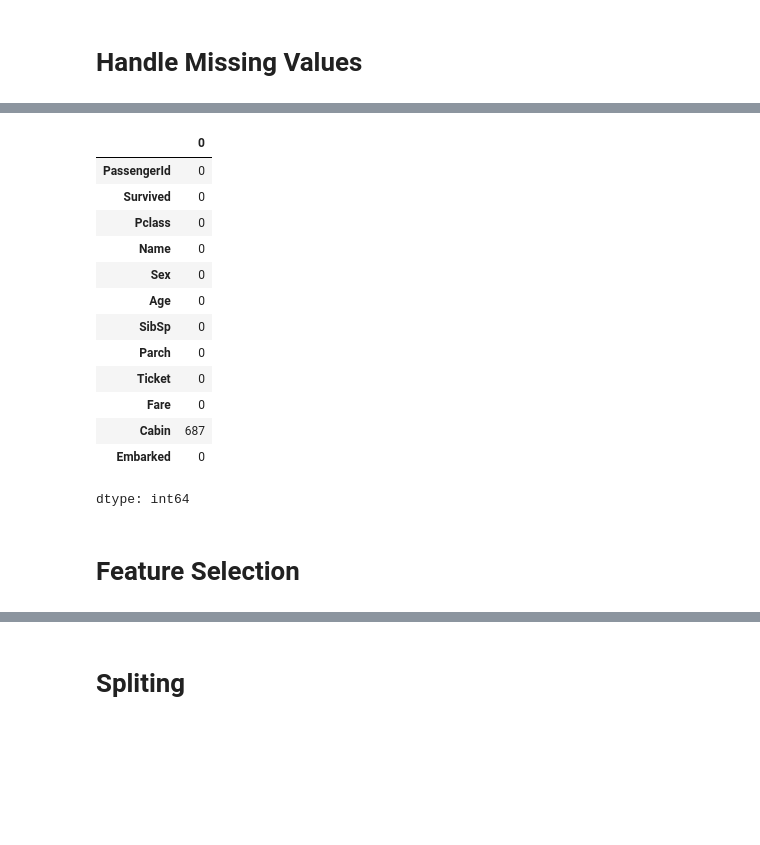
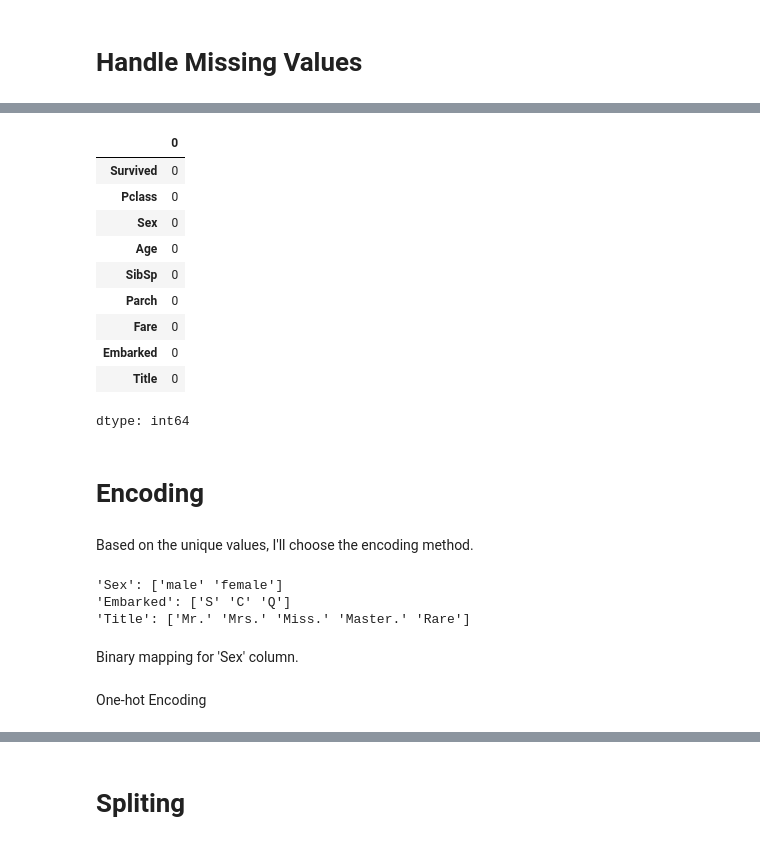
Before and after one commit to Ahmad-Tharwat07/Data-Mining-College-Project, a Jupyter notebook: ClassificationModels/Model1/Classification_model_1.ipynb, the cells around one changed output, grey strips where cells are left out. Drawn from its saved outputs; the diff is of its cells as text; code cells hidden in the pictures; blank space fills up the shorter version.

```diff
--- a/ClassificationModels/Model1/Classification_model_1.ipynb
+++ b/ClassificationModels/Model1/Classification_model_1.ipynb
@@ -47,0 +55,5 @@ dtype: int64
+# %%
+df = data.copy()
+# %%
+df['Title'] = df['Name'].str.extract(r' ([A-Za-z]+\.)', expand=False)
+df['Title'].unique()
@@ -47,0 +64,6 @@ dtype: int64
+# %%
+df['Title'] = df['Title'].replace(['Sir.'], 'Mr.')
+df['Title'] = df['Title'].replace(['Mme.', 'Lady.', 'Countess.'], 'Mrs.')
+df['Title'] = df['Title'].replace(['Ms.', 'Mlle.'], 'Miss.')
+df['Title'] = df['Title'].replace(['Dr.', 'Rev.', 'Major.', 'Col.', 'Capt.', 'Jonkheer.', 'Don.'], 'Rare')
+df['Title'].unique()
@@ -47,0 +72,2 @@ dtype: int64
+# %%
+df.drop(['PassengerId', 'Cabin', 'Name', 'Ticket'] , axis=1, inplace=True) # Malo4 lazma + most of it is null
@@ -50,27 +99,19 @@ dtype: int64
 # %%
-df_processed = df_titanic.copy()
-
-imputer_age = SimpleImputer(strategy='median') # cus mean is sensitive to outliers.
-df_processed[['Age']] = imputer_age.fit_transform(df_processed[['Age']])
+df['Age'] = df['Age'].fillna(df.groupby('Title')['Age'].transform('median')) # cus mean is sensitive to outliers.
 
 imputer_embarked = SimpleImputer(strategy='most_frequent')
-df_processed[['Embarked']] = imputer_embarked.fit_transform(df_processed[['Embarked']])
+df[['Embarked']] = imputer_embarked.fit_transform(df[['Embarked']])
 
-df_processed.isnull().sum()
+df.isnull().sum()
 # %% [output]
 |  | 0 |
-| PassengerId | 0 |
 | Survived | 0 |
 | Pclass | 0 |
-| Name | 0 |
 | Sex | 0 |
 | Age | 0 |
 | SibSp | 0 |
 | Parch | 0 |
-| Ticket | 0 |
 | Fare | 0 |
-| Cabin | 687 |
 | Embarked | 0 |
+| Title | 0 |
 dtype: int64
-# %% [markdown]
-# Feature Selection
@@ -79,0 +118,13 @@ features = ['Pclass', 'Sex', 'Age', 'SibSp', 'Parch', 'Fare', 'Embarked'] # Sele
+# %% [markdown]
+# Encoding
+# %% [markdown]
+Based on the unique values, I'll choose the encoding method.
+# %%
+for col in df.select_dtypes(include='object').columns:
+    print(f"'{col}': {df[col].unique()}")
+# %% [output]
+'Sex': ['male' 'female']
+'Embarked': ['S' 'C' 'Q']
+'Title': ['Mr.' 'Mrs.' 'Miss.' 'Master.' 'Rare']
+# %% [markdown]
+Binary mapping for 'Sex' column.
@@ -79,0 +133,2 @@ features = ['Pclass', 'Sex', 'Age', 'SibSp', 'Parch', 'Fare', 'Embarked'] # Sele
+# %% [markdown]
+One-hot Encoding
```
Also changed, not shown: parts of 18 cells of this notebook.
